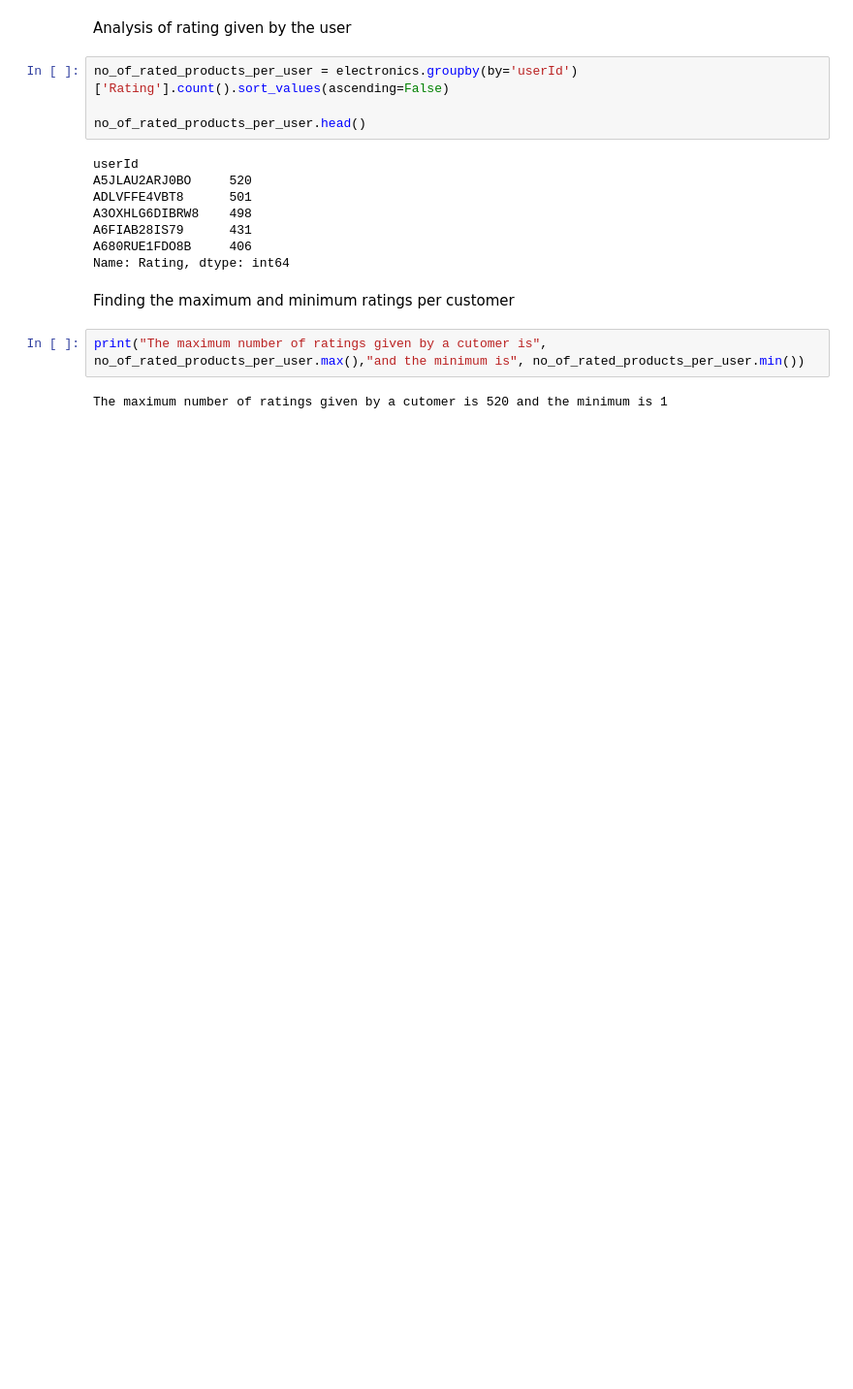
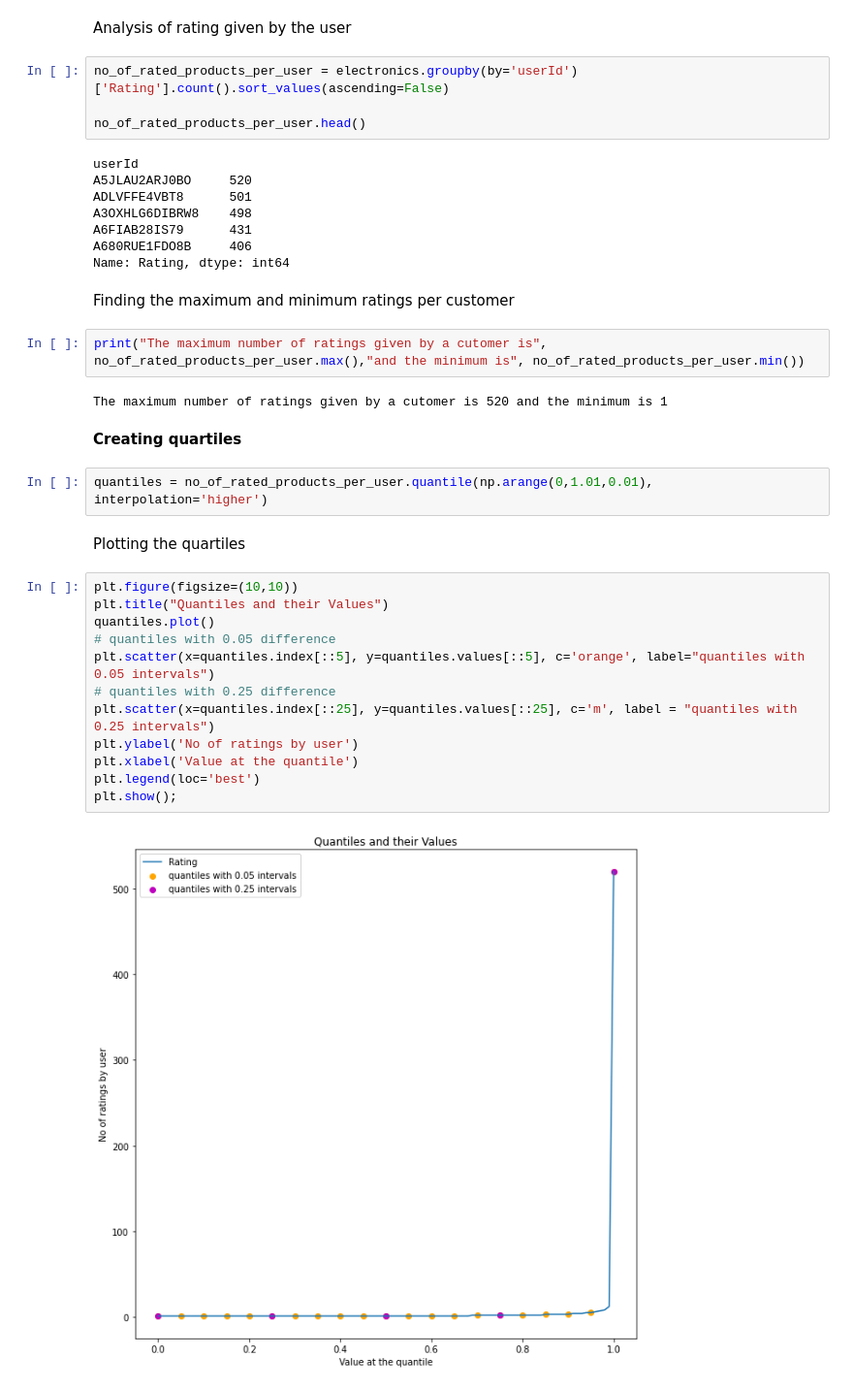
Before and after one commit to SamuelWanjiru/Recommender_System_Amazon_Reviews, a Jupyter notebook: RecommenderSystem.ipynb, the cells around one changed output. Shown at 97% size. Saved outputs shown, nothing was run; the diff lists cells and outputs as text; blank space fills up the shorter version.

```diff
--- a/RecommenderSystem.ipynb
+++ b/RecommenderSystem.ipynb
@@ -216,3 +216,23 @@ Finding the maximum and minimum ratings per customer
 print("The maximum number of ratings given by a cutomer is", no_of_rated_products_per_user.max(),"and the minimum is", no_of_rated_products_per_user.min())
 # %% [output]
 The maximum number of ratings given by a cutomer is 520 and the minimum is 1
+# %% [markdown]
+**Creating quartiles**
+# %%
+quantiles = no_of_rated_products_per_user.quantile(np.arange(0,1.01,0.01), interpolation='higher')
+# %% [markdown]
+Plotting the quartiles
+# %%
+plt.figure(figsize=(10,10))
+plt.title("Quantiles and their Values")
+quantiles.plot()
+# quantiles with 0.05 difference
+plt.scatter(x=quantiles.index[::5], y=quantiles.values[::5], c='orange', label="quantiles with 0.05 intervals")
+# quantiles with 0.25 difference
+plt.scatter(x=quantiles.index[::25], y=quantiles.values[::25], c='m', label = "quantiles with 0.25 intervals")
+plt.ylabel('No of ratings by user')
+plt.xlabel('Value at the quantile')
+plt.legend(loc='best')
+plt.show();
+# %% [output]
+[figure, added]
```
